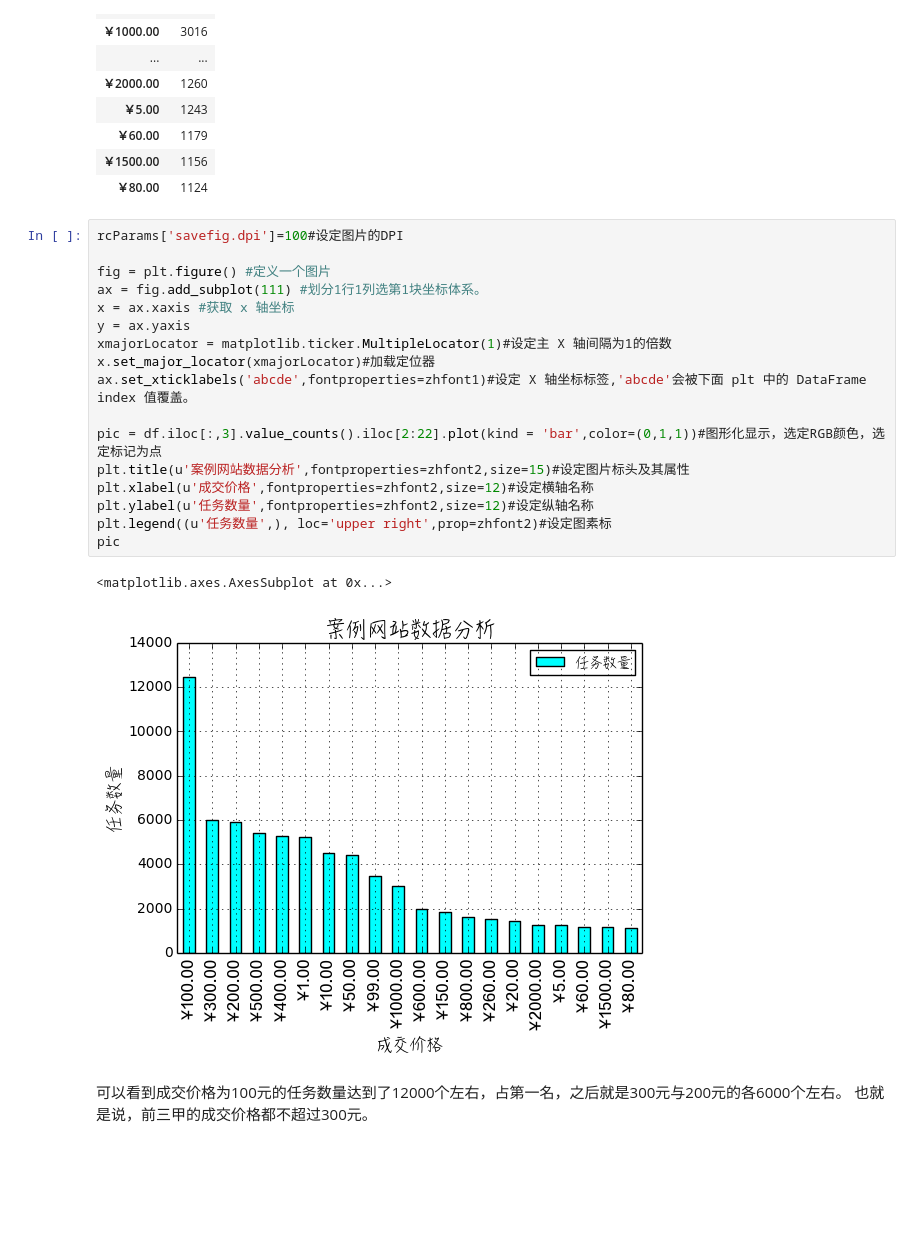
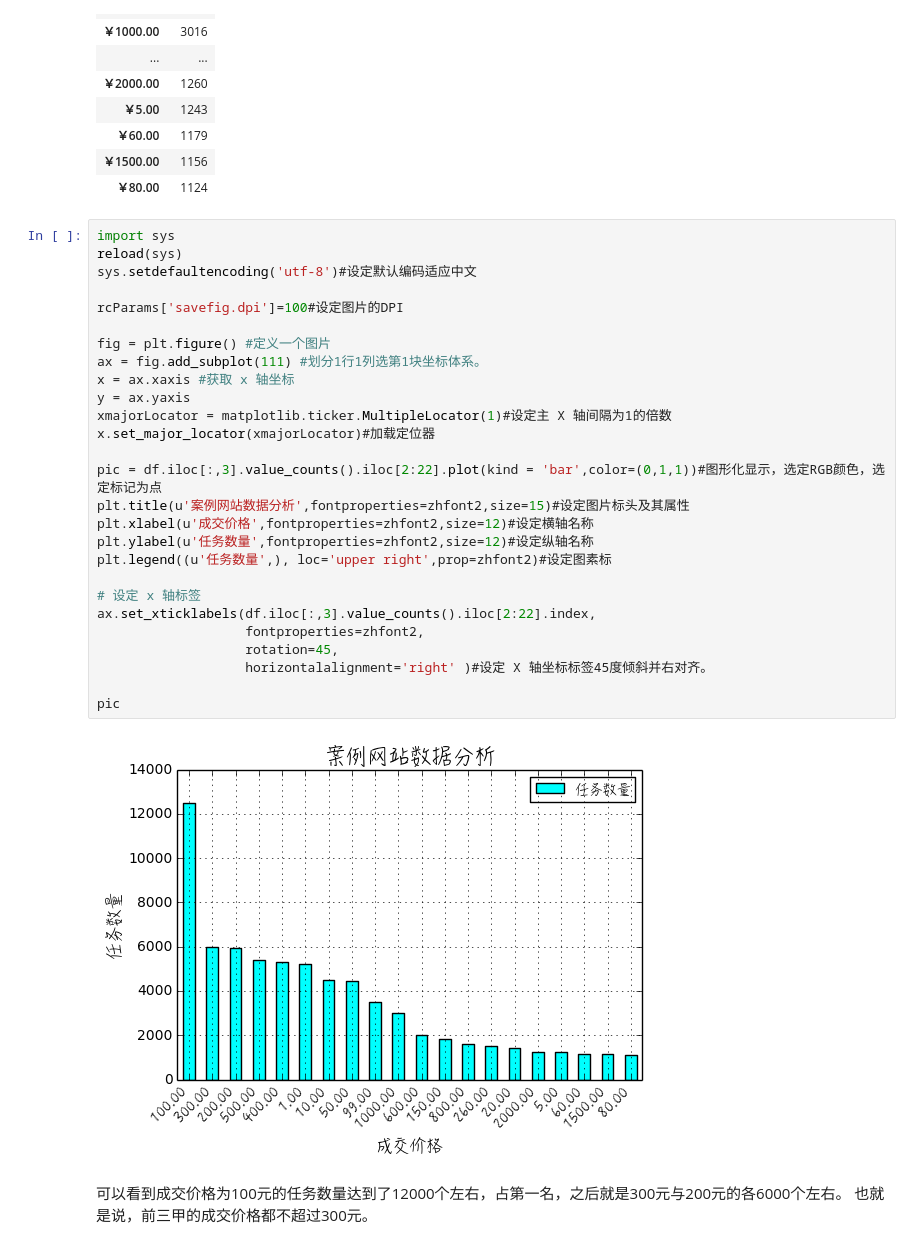
Before and after one commit to Databingo/Databingo, a Jupyter notebook: DataBookingStep2.ipynb, the cells around one changed output. Cells and saved outputs as stored; diff of their text form; blank space fills up the shorter version.

```diff
--- a/DataBookingStep2.ipynb
+++ b/DataBookingStep2.ipynb
@@ -129,25 +129,34 @@ pd.DataFrame(tradeOrder, columns = ['数量'])
 | ￥1500.00 | 1156 |
 | ￥80.00 | 1124 |
 # %%
+import sys
+reload(sys)
+sys.setdefaultencoding('utf-8')#设定默认编码适应中文
+
 rcParams['savefig.dpi']=100#设定图片的DPI
 
 fig = plt.figure() #定义一个图片
 ax = fig.add_subplot(111) #划分1行1列选第1块坐标体系。
 x = ax.xaxis #获取 x 轴坐标
 y = ax.yaxis
 xmajorLocator = matplotlib.ticker.MultipleLocator(1)#设定主 X 轴间隔为1的倍数
 x.set_major_locator(xmajorLocator)#加载定位器
-ax.set_xticklabels('abcde',fontproperties=zhfont1)#设定 X 轴坐标标签,'abcde'会被下面 plt 中的 DataFrame index 值覆盖。
 
 pic = df.iloc[:,3].value_counts().iloc[2:22].plot(kind = 'bar',color=(0,1,1))#图形化显示，选定RGB颜色，选定标记为点
 plt.title(u'案例网站数据分析',fontproperties=zhfont2,size=15)#设定图片标头及其属性
 plt.xlabel(u'成交价格',fontproperties=zhfont2,size=12)#设定横轴名称
 plt.ylabel(u'任务数量',fontproperties=zhfont2,size=12)#设定纵轴名称
 plt.legend((u'任务数量',), loc='upper right',prop=zhfont2)#设定图素标
+
+# 设定 x 轴标签
+ax.set_xticklabels(df.iloc[:,3].value_counts().iloc[2:22].index,
+                   fontproperties=zhfont2,
+                   rotation=45,
+                   horizontalalignment='right' )#设定 X 轴坐标标签45度倾斜并右对齐。
+
 pic
 # %% [output]
-<matplotlib.axes.AxesSubplot at 0x...>
-[figure, old version]
+[figure, new version]
 # %% [markdown]
 可以看到成交价格为100元的任务数量达到了12000个左右，占第一名，之后就是300元与200元的各6000个左右。 也就是说，前三甲的成交价格都不超过300元。
 # %% [markdown]
```
Also changed, not shown: parts of 1 cell of this notebook.
